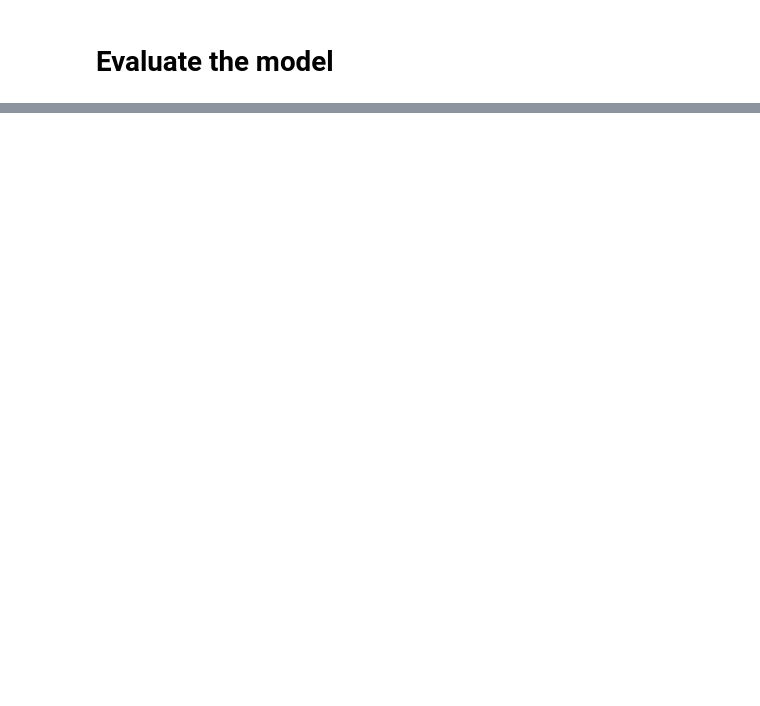
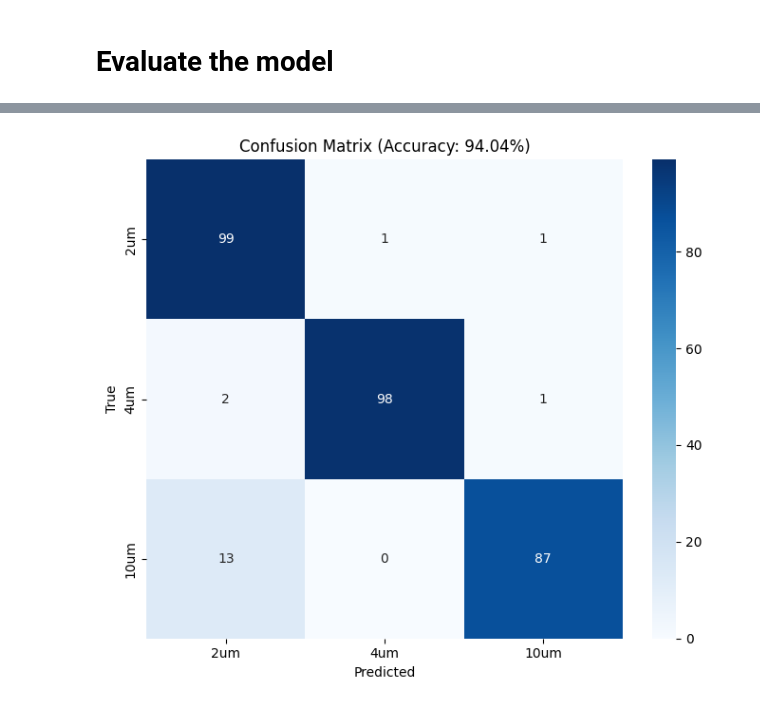
Before and after one commit to juju27fun/SMI_CNN_limitations, a Jupyter notebook: archive/particles_classification.ipynb, the cells around one changed output, grey strips where cells are left out. Saved outputs shown, nothing was run; the diff lists cells and outputs as text; code cells hidden in the pictures; blank space fills up the shorter version.

```diff
--- a/archive/particles_classification.ipynb
+++ b/archive/particles_classification.ipynb
@@ -15,6 +13,9 @@ from filter import TrainingBandpass, NotebookBandpass
 # %%
-DATA_DIR = "dataset"
-MODEL_PATH = "output/best_model.pth"
+NOTEBOOK_DIR = Path(__file__).parent if "__file__" in dir() else Path.cwd()
+PROJECT_ROOT = (NOTEBOOK_DIR / "..").resolve() if (NOTEBOOK_DIR / "..").resolve().joinpath("dataset").exists() else NOTEBOOK_DIR
+
+DATA_DIR = str(PROJECT_ROOT / "dataset")
+MODEL_PATH = str(PROJECT_ROOT / "output" / "best_model.pth")
 BATCH_SIZE = 32
 DATA_LEN = 2500
 DECIMATE = 4
@@ -27,5 +28,7 @@ np.random.seed(SEED)
 
 device = torch.device("cuda" if torch.cuda.is_available() else "cpu")
 print(f"Using device: {device}")
+print(f"Project root: {PROJECT_ROOT}")
+print(f"Data dir: {DATA_DIR}")
 # %% [output]
 Using device: cuda
@@ -64,7 +69,19 @@ class ParticleDataset(Dataset):
         label = self.labels[idx]
         return signal_tensor, label
 
-# BandpassFilter removed — use TrainingBandpass / NotebookBandpass from filter.py
+class BandpassFilter:
+    """FFT bandpass filter (5-100 kHz)."""
+    def __init__(self, low_cutoff_khz: float, high_cutoff_khz: float, sample_rate_mhz: float):
+        self.low_cutoff = low_cutoff_khz * 1000
+        self.high_cutoff = high_cutoff_khz * 1000
+        self.sample_rate = sample_rate_mhz * 1_000_000
+
+    def __call__(self, signal: torch.Tensor) -> torch.Tensor:
+        fft_signal = torch.fft.fft(signal)
+        freqs = torch.fft.fftfreq(signal.size(-1), 1 / self.sample_rate)
+        mask = (torch.abs(freqs) >= self.low_cutoff) & (torch.abs(freqs) <= self.high_cutoff)
+        filtered_fft = fft_signal * mask
+        return torch.fft.ifft(filtered_fft).real
 
 class Decimate:
     """Decimation by slicing."""
@@ -82,12 +99,12 @@ if not data_dir.exists():
 
 class_names = ["2um", "4um", "10um"]
 
-# Filters removed — use NotebookBandpass() or TrainingBandpass() from filter.py if needed
-# bandpass = NotebookBandpass()  # uncomment to re-enable F3 (8-40 kHz)
+# Re-enable the F2 bandpass filter (5-100 kHz) to match training preprocessing
+bandpass = BandpassFilter(low_cutoff_khz=5.0, high_cutoff_khz=100.0, sample_rate_mhz=2.0)
 decimate = Decimate(decimate=DECIMATE)
 
-train_dataset = ParticleDataset(data_dir / "train", class_names, transforms=[decimate])
-test_dataset = ParticleDataset(data_dir / "test", class_names, transforms=[decimate])
+train_dataset = ParticleDataset(data_dir / "train", class_names, transforms=[bandpass, decimate])
+test_dataset = ParticleDataset(data_dir / "test", class_names, transforms=[bandpass, decimate])
 
 print(f"Dataset sizes - Train: {len(train_dataset)}, Test: {len(test_dataset)}")
 class_counts = {class_name: 0 for class_name in class_names}
@@ -280,0 +301,14 @@ Test Loss: 0.3105, Test Accuracy: 0.9371
+# %%
+import seaborn as sns
+
+cm = confusion_matrix(y_true, y_pred)
+fig, ax = plt.subplots(figsize=(7, 6))
+sns.heatmap(cm, annot=True, fmt="d", cmap="Blues",
+            xticklabels=CLASS_NAMES, yticklabels=CLASS_NAMES, ax=ax)
+ax.set_xlabel("Predicted")
+ax.set_ylabel("True")
+ax.set_title(f"Confusion Matrix (Accuracy: {test_acc:.2%})")
+plt.tight_layout()
+plt.show()
+# %% [output]
+[figure, added]
```
Also changed, not shown: parts of 6 cells of this notebook, 35 other files.
